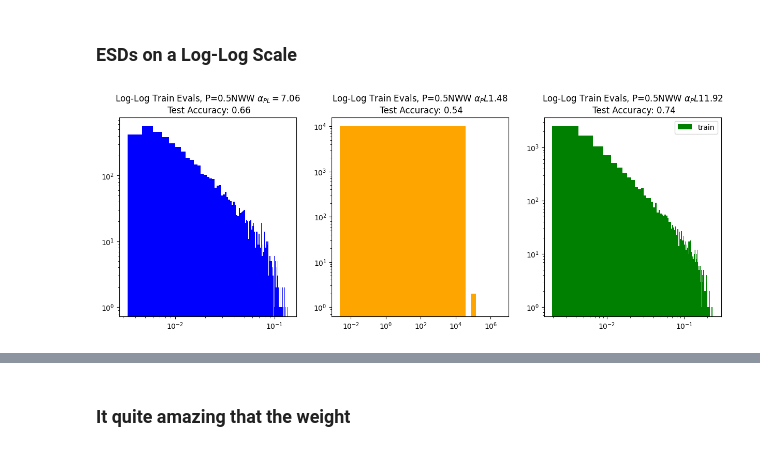
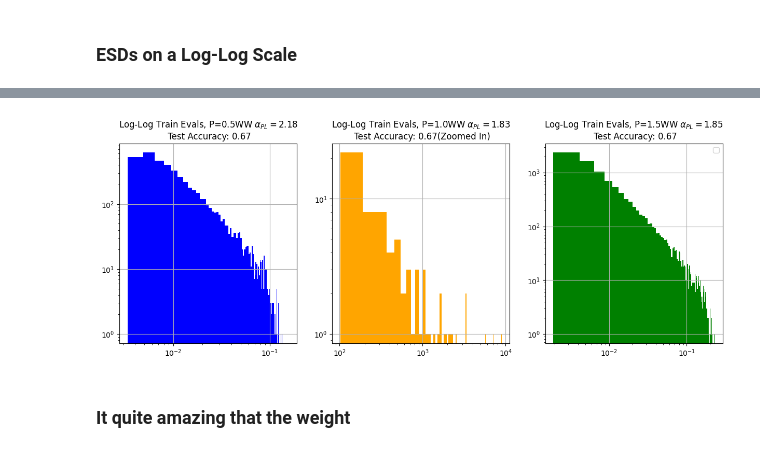
Before and after one commit to CalculatedContent/WeightWatcher-Examples, a Jupyter notebook: F_Vallet_Full.ipynb, the cells around one changed output, grey strips where cells are left out. Cells and saved outputs as stored; diff of their text form; code cells hidden in the pictures.

```diff
--- a/F_Vallet_Full.ipynb
+++ b/F_Vallet_Full.ipynb
@@ -422,43 +437,33 @@ When the model is overfit (due to Double Descent), the weightwatcher poweer law
 THis corresponds to the HTSR Very Heavy Tailed (VHT) Univerdsality class
 # %% [markdown]
 ### ESDs on a Log-Log Scale
-# %%
-import powerlaw
-import matplotlib.pyplot as plt
-
-fig, axs = plt.subplots(1, 3, figsize=(15, 5))  # 1 row, 3 columns
-
-D = np.array(train_evals[0])
-axs[0].hist(D, bins=100, color='blue', log=True)
-alpha = PL_alphas[0]
-title = "Log-Log Train Evals, P=0.5N" + r"WW $\alpha_{PL}=$" + f"{alpha:0.2f}"
-title += f"\n Test Accuracy: {mean_test_accuraces[0]:0.2f}"
-axs[0].set_title(title)
-axs[0].set_xscale('log')
-axs[0].set_yscale('log')
-
-
-D = np.array(train_evals[1])
-#D = D[D>5000]
-alpha = PL_alphas[1]
-axs[1].hist(D, bins=100, label='train', color='orange', log=True)
-title = "Log-Log Train Evals, P=0.5N" + r"WW $\alpha_PL}=$" + f"{alpha:0.2f}"
-title += f"\n Test Accuracy: {mean_test_accuraces[1]:0.2f}"
-axs[1].set_title(title)
-axs[1].set_xscale('log')
-axs[1].set_yscale('log')
-
-
-D = np.array(train_evals[2])
-axs[2].hist(D, bins=100, label='train', color='green', log=True)
-alpha = PL_alphas[2]
-title = "Log-Log Train Evals, P=0.5N" + r"WW $\alpha_PL}=$" + f"{alpha:0.2f}"
-title += f"\n Test Accuracy: {mean_test_accuraces[2]:0.2f}"
-axs[2].set_title(title)
-axs[2].set_xscale('log')
-axs[2].set_yscale('log')
-
-plt.legend()
-plt.show()
-# %% [output]
-[figure, removed]
+# %%
+import powerlaw
+import matplotlib.pyplot as plt
+
+
+fig, axs = plt.subplots(1, 3, figsize=(15, 5))  # 1 row, 3 columns
+colors = ['blue', 'orange', 'green']
+
+for ia, load in enumerate([0.5, 1.0, 1.5]):
+  all_evals = []
+  for evals in train_evals[ia]:
+    if ia ==1:
+      evals = evals[evals<10**4] # easuer to view load=alpha=1.0
+      evals = evals[evals>100]
+    all_evals.extend(evals)
+
+  axs[ia].hist(all_evals, bins=100, color=colors[ia], log=True)
+  avg_alpha_pl = PL_alphas[ia]
+  title = f"Log-Log Train Evals, P={load}" + r"WW $\alpha_{PL}=$" + f"{avg_alpha_pl:0.2f}"
+  title += f"\n Test Accuracy: {mean_test_accuraces[0]:0.2f}"
+  if ia==1:
+    title+="(Zoomed In)"
+  axs[ia].set_title(title)
+  axs[ia].set_xscale('log')
+  axs[ia].set_yscale('log')
+  axs[ia].grid(True)
+
+plt.legend()
+plt.show()
+# %% [output]
@@ -465,3 +471,4 @@ plt.show()
+[figure, added]
 # %% [markdown]
 ### It quite amazing that the weight
 # %% [markdown]
```
Also changed, not shown: parts of 20 cells of this notebook.
